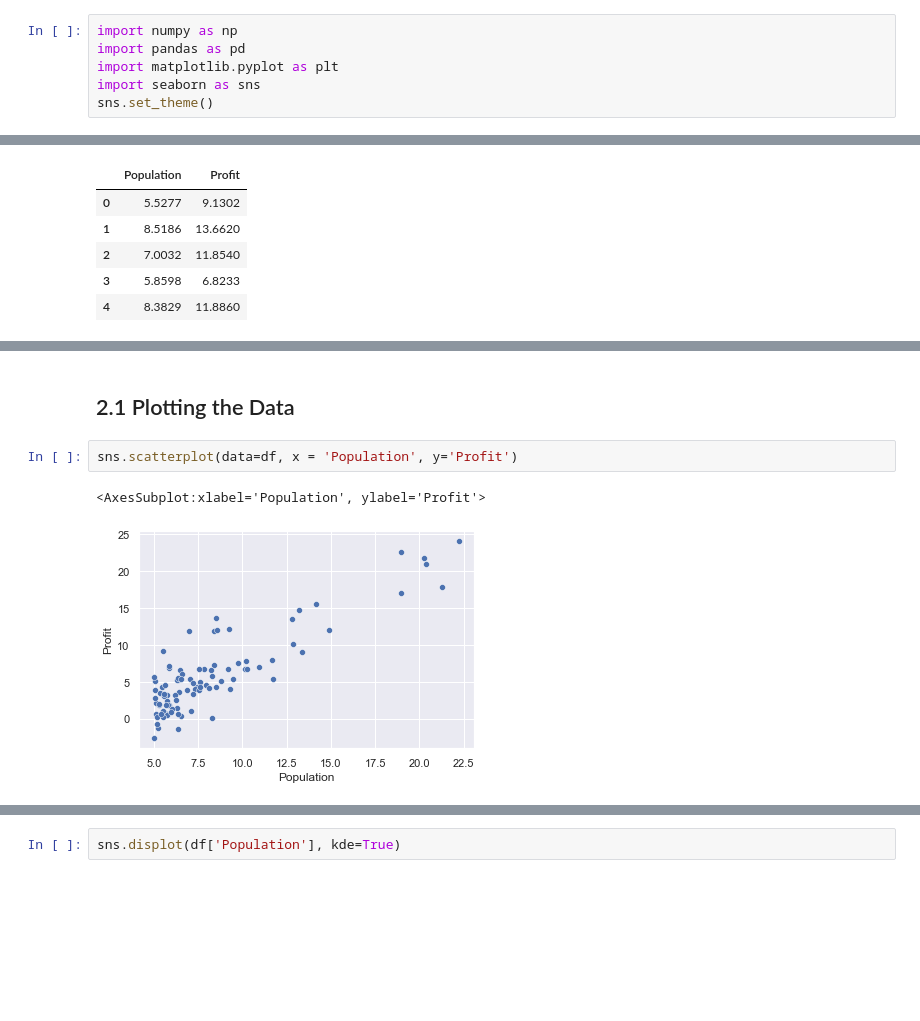
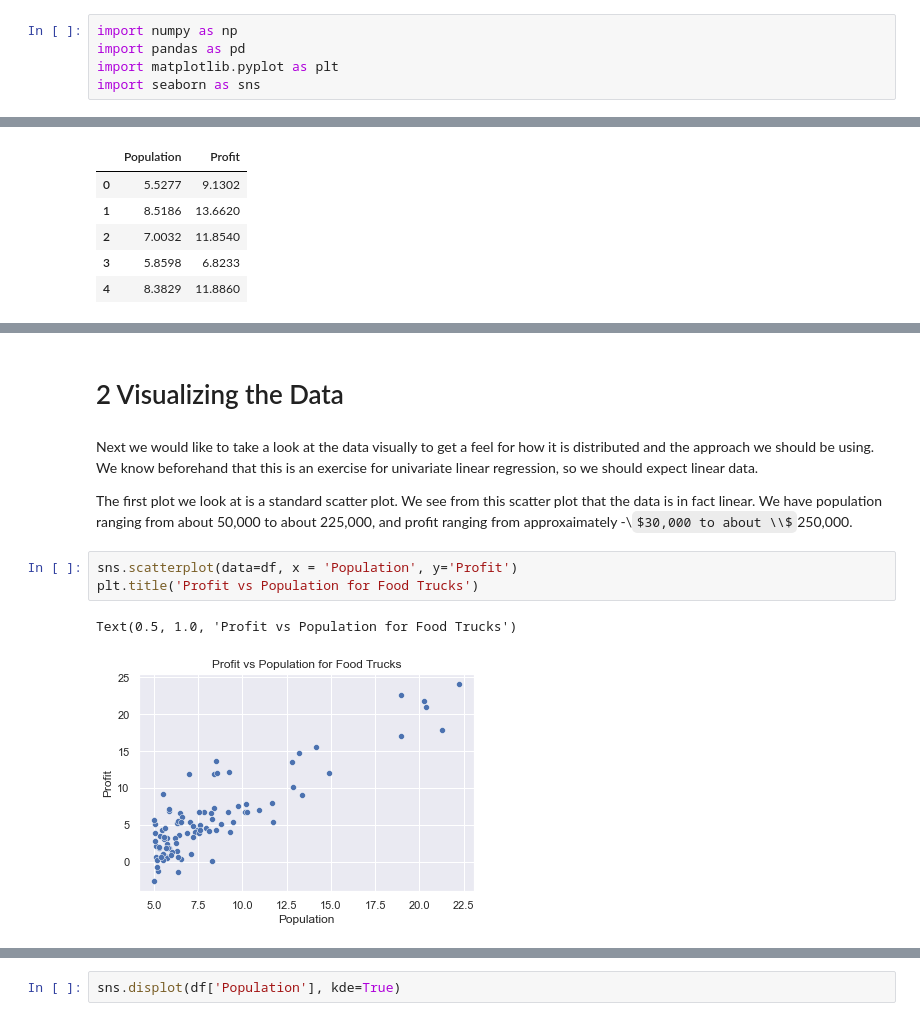
Before and after one commit to jaredwilliam/ML_stanford_coursera, a Jupyter notebook: Week 02/machine-learning-ex1/ex1/Homework in Python.ipynb, the cells around one changed output, grey strips where cells are left out. Drawn from its saved outputs; the diff is of its cells as text; some formulas as TeX source; blank space fills up the shorter version.

```diff
--- a/Week 02/machine-learning-ex1/ex1/Homework in Python.ipynb
+++ b/Week 02/machine-learning-ex1/ex1/Homework in Python.ipynb
@@ -3,4 +9,3 @@ import numpy as np
 import pandas as pd
 import matplotlib.pyplot as plt
 import seaborn as sns
-sns.set_theme()
@@ -30,7 +41,12 @@ df.head()
 # %% [markdown]
-## 2.1 Plotting the Data
+# 2 Visualizing the Data
+# %% [markdown]
+Next we would like to take a look at the data visually to get a feel for how it is distributed and the approach we should be using. We know beforehand that this is an exercise for univariate linear regression, so we should expect linear data.
+
+The first plot we look at is a standard scatter plot. We see from this scatter plot that the data is in fact linear. We have population ranging from about 50,000 to about 225,000, and profit ranging from approxaimately -\\$30,000 to about \\$250,000.
 # %%
 sns.scatterplot(data=df, x = 'Population', y='Profit')
+plt.title('Profit vs Population for Food Trucks')
 # %% [output]
-<AxesSubplot:xlabel='Population', ylabel='Profit'>
+Text(0.5, 1.0, 'Profit vs Population for Food Trucks')
-[figure, old version]
+[figure, new version]
```
Also changed, not shown: parts of 52 cells of this notebook.
